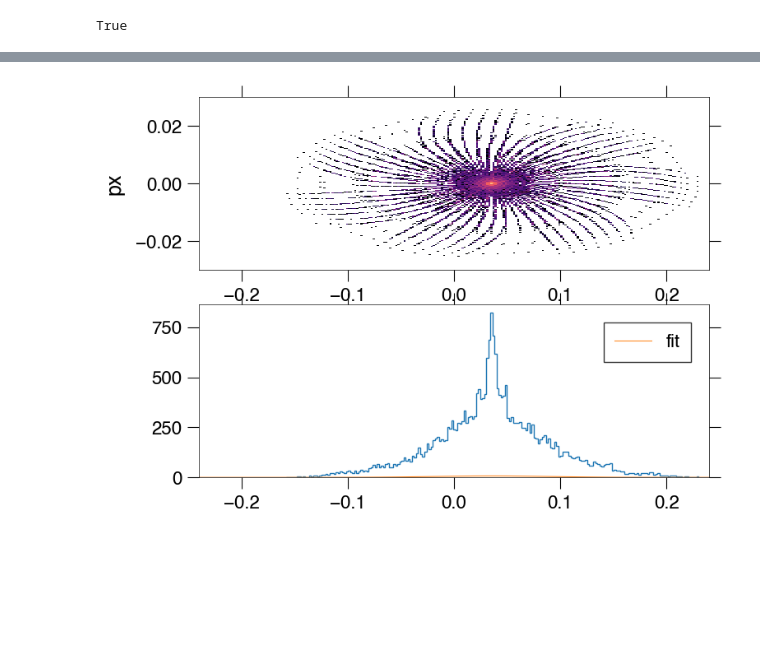
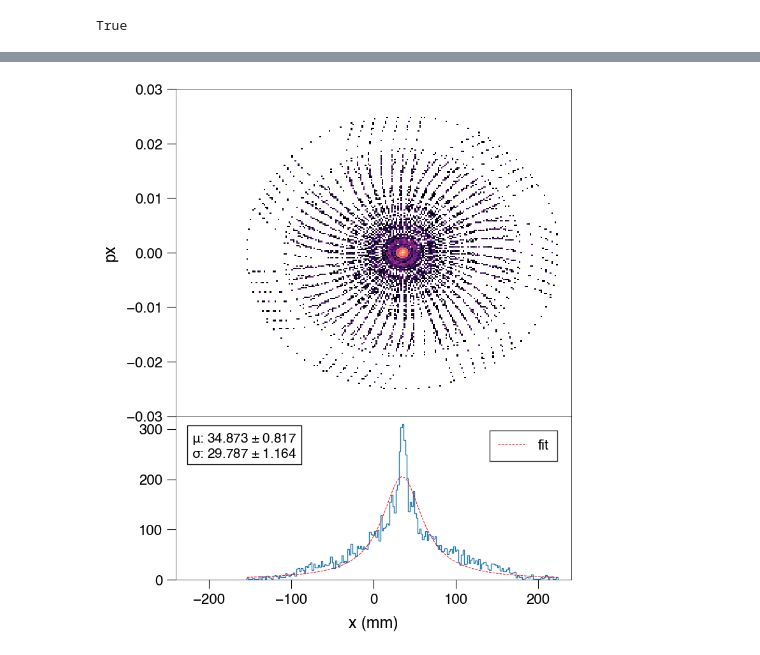
Before and after one commit to gwgwhc/r3_madx, a Jupyter notebook: r3_ptracker.ipynb, the cells around one changed output, grey strips where cells are left out. Drawn from its saved outputs; the diff is of its cells as text; code cells hidden in the pictures; blank space fills up the shorter version.

Commit message:
fitting improved

```diff
--- a/r3_ptracker.ipynb
+++ b/r3_ptracker.ipynb
@@ -186,6 +187,7 @@ pxdata = np.concatenate(pxdata).ravel()
 # plot parameters
 nbins = 200
 colormap = 'magma'
+xmin, xmax = -240, 240
 # %%
 # plot: x phase space
 fig, ax = plt.subplots(1, 1, figsize=(8, 6))
@@ -208,0 +211,19 @@ plt.savefig(f'plots/x_phasespace.pdf', bbox_inches='tight')
+# %%
+# initiate fitting with lmfit
+# Gaussian
+def gaussian(x, amp, cen, sigma):
+    return (amp * np.exp(-(x-cen)**2 / (2*sigma**2)))
+gmodel = Model(gaussian)
+
+# Lorentzian
+def lorentzian(x, amp, cen, sigma):
+    return (amp / (np.pi * sigma)) * (1 / (1 + ((x - cen) / sigma) ** 2))
+lmodel = Model(lorentzian)
+
+# data for fit
+hist, bin_edges = np.histogram(xdata, bins=nbins)
+bin_centers = (bin_edges[:-1] + bin_edges[1:]) / 2
+
+mu, std = norm.fit(xdata)
+result = lmodel.fit(hist, x=bin_centers, amp=1000, cen=mu, sigma=std )
+result
@@ -209,31 +257,44 @@ plt.savefig(f'plots/x_phasespace.pdf', bbox_inches='tight')
 # %%
 # plot: x phase space with x projection
-fig, ax = plt.subplots(2, 1, figsize=(8, 6))
+fig = plt.figure(figsize=(8, 10),)
+gs = fig.add_gridspec(2, hspace=0, height_ratios=[2, 1])
+ax = gs.subplots(sharex=True)
 
 # plot phasespace
 ax[0].hist2d(
     xdata, pxdata,
     bins=nbins,
     norm=matplotlib.colors.LogNorm(), # log scale
     cmap=colormap
 )
 
-# plot gaussian
-mu, std = norm.fit(xdata)
-
-xmin, xmax = plt.xlim()
-x = np.linspace(-0.24, 0.24, 100)
-
 ax[1].hist(xdata, bins=nbins, histtype='step')
-# ax[1].plot(x, p, label='fit')
+ax[1].plot(
+    np.linspace(bin_centers[0], bin_centers[-1], nbins), result.best_fit,
+    color='red',
+    linestyle='--',
+    label='fit',
+)
 
 # settings
+ax[1].set_xlabel('x (mm)')
+ax[0].set_ylabel('px')
+
 ax[0].set_ylim([-0.03,0.03])
-ax[0].set_ylabel('px')
-for plots in ax:
-    plots.set_xlim([-0.24,0.24])
+for axA in ax:
+    axA.tick_params(right=False, top=False)
+    axA.set_xlim([xmin,xmax])
+
+ax[1].text(
+    0.04, 0.75,
+    f'$\mu$: {cen_val:0.3f} ± {cen_err:0.3f} \n$\sigma$: {sig_val:0.3f} ± {sig_err:0.3f}',
+    fontsize='small',
+    transform = ax[1].transAxes, # relative coord scale
+    bbox=dict(facecolor='none', pad=5.0),
+)
+
 ax[1].legend()
 
 plt.savefig(f'plots/x_phasespace_xproj.pdf', bbox_inches='tight')
 # %% [output]
-[figure, old version]
+[figure, new version]
```
Also changed, not shown: parts of 10 cells of this notebook, 1 other file.
